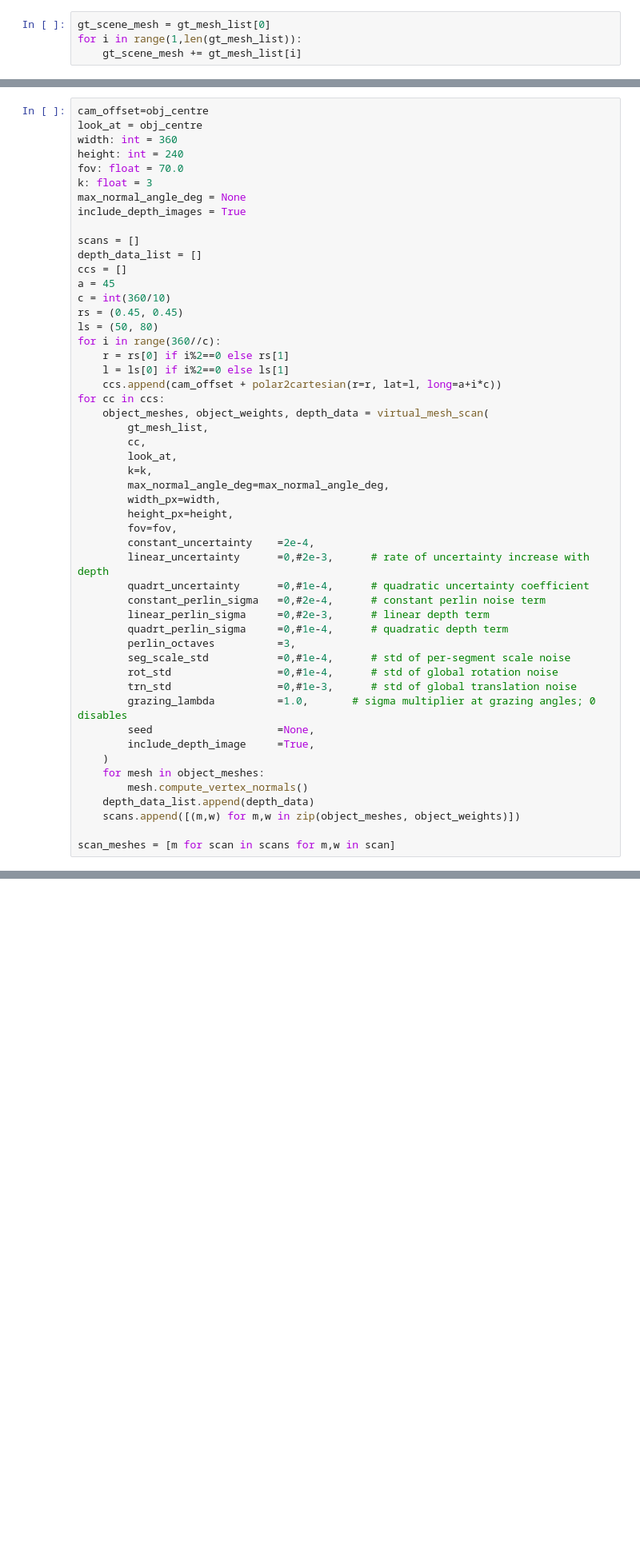
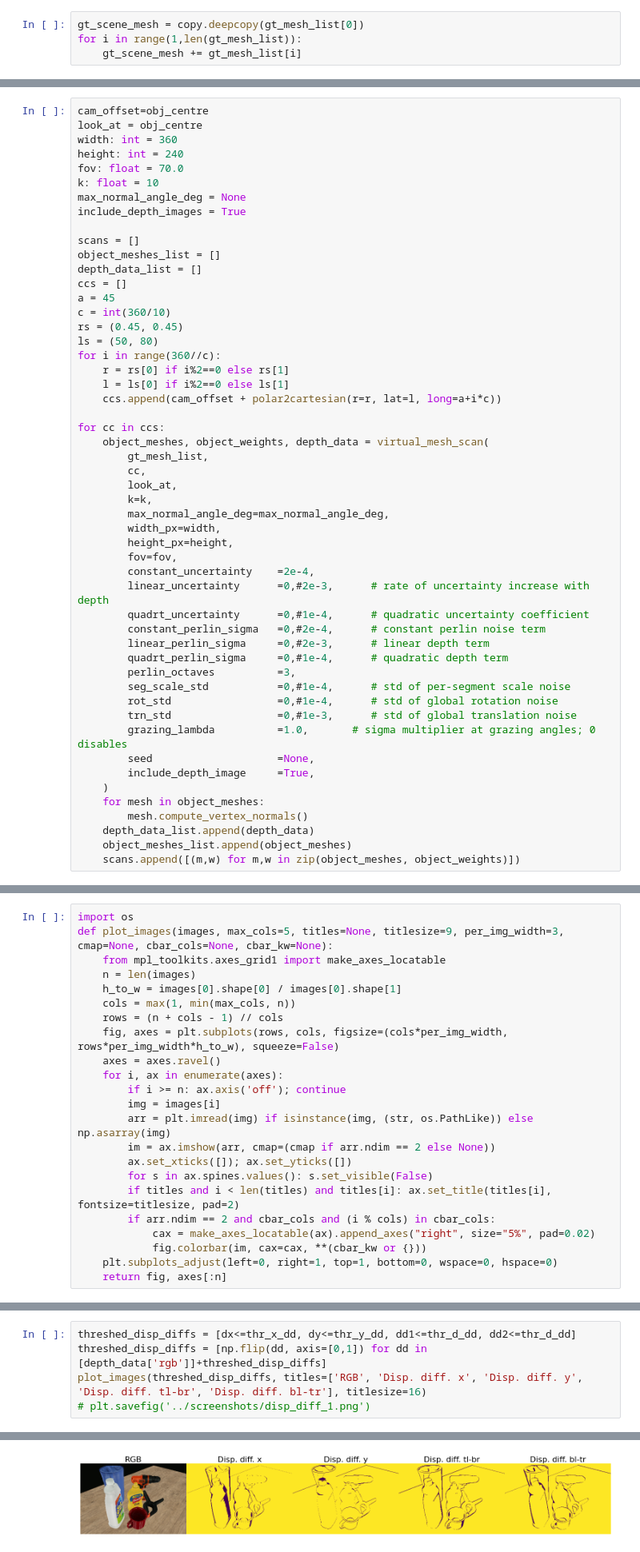
Before and after one commit to 10Electra/MSc-Project, a Jupyter notebook: notebooks/evaluation_scene.ipynb, the cells around one changed output, grey strips where cells are left out. Shown at 80% size. Cells and saved outputs as stored; diff of their text form; blank space fills up the shorter version.

Commit message:
Add figures, test discontinuity filter

```diff
--- a/notebooks/evaluation_scene.ipynb
+++ b/notebooks/evaluation_scene.ipynb
@@ -66,7 +63,7 @@ Getting the pitcher
 Getting the mug
 Getting the extra-large-clamp
 # %%
-gt_scene_mesh = gt_mesh_list[0]
+gt_scene_mesh = copy.deepcopy(gt_mesh_list[0])
 for i in range(1,len(gt_mesh_list)):
     gt_scene_mesh += gt_mesh_list[i]
 # %%
@@ -91,11 +88,12 @@ look_at = obj_centre
 width: int = 360
 height: int = 240
 fov: float = 70.0
-k: float = 3
+k: float = 10
 max_normal_angle_deg = None
 include_depth_images = True
 
 scans = []
+object_meshes_list = []
 depth_data_list = []
 ccs = []
 a = 45
@@ -106,6 +104,7 @@ for i in range(360//c):
     r = rs[0] if i%2==0 else rs[1]
     l = ls[0] if i%2==0 else ls[1]
     ccs.append(cam_offset + polar2cartesian(r=r, lat=l, long=a+i*c))
+
 for cc in ccs:
     object_meshes, object_weights, depth_data = virtual_mesh_scan(
         gt_mesh_list,
@@ -133,6 +132,5 @@ for cc in ccs:
     for mesh in object_meshes:
         mesh.compute_vertex_normals()
     depth_data_list.append(depth_data)
+    object_meshes_list.append(object_meshes)
     scans.append([(m,w) for m,w in zip(object_meshes, object_weights)])
-
-scan_meshes = [m for scan in scans for m,w in scan]
@@ -138,0 +159,23 @@ scan_meshes = [m for scan in scans for m,w in scan]
+# %%
+import os
+def plot_images(images, max_cols=5, titles=None, titlesize=9, per_img_width=3, cmap=None, cbar_cols=None, cbar_kw=None):
+    from mpl_toolkits.axes_grid1 import make_axes_locatable
+    n = len(images)
+    h_to_w = images[0].shape[0] / images[0].shape[1]
+    cols = max(1, min(max_cols, n))
+    rows = (n + cols - 1) // cols
+    fig, axes = plt.subplots(rows, cols, figsize=(cols*per_img_width, rows*per_img_width*h_to_w), squeeze=False)
+    axes = axes.ravel()
+    for i, ax in enumerate(axes):
+        if i >= n: ax.axis('off'); continue
+        img = images[i]
+        arr = plt.imread(img) if isinstance(img, (str, os.PathLike)) else np.asarray(img)
+        im = ax.imshow(arr, cmap=(cmap if arr.ndim == 2 else None))
+        ax.set_xticks([]); ax.set_yticks([])
+        for s in ax.spines.values(): s.set_visible(False)
+        if titles and i < len(titles) and titles[i]: ax.set_title(titles[i], fontsize=titlesize, pad=2)
+        if arr.ndim == 2 and cbar_cols and (i % cols) in cbar_cols:
+            cax = make_axes_locatable(ax).append_axes("right", size="5%", pad=0.02)
+            fig.colorbar(im, cax=cax, **(cbar_kw or {}))
+    plt.subplots_adjust(left=0, right=1, top=1, bottom=0, wspace=0, hspace=0)
+    return fig, axes[:n]
@@ -138,0 +239,6 @@ scan_meshes = [m for scan in scans for m,w in scan]
+# %%
+threshed_disp_diffs = [dx<=thr_x_dd, dy<=thr_y_dd, dd1<=thr_d_dd, dd2<=thr_d_dd]
+threshed_disp_diffs = [np.flip(dd, axis=[0,1]) for dd in [depth_data['rgb']]+threshed_disp_diffs]
+plot_images(threshed_disp_diffs, titles=['RGB', 'Disp. diff. x', 'Disp. diff. y', 'Disp. diff. tl-br', 'Disp. diff. bl-tr'], titlesize=16)
+# plt.savefig('../screenshots/disp_diff_1.png')
+# %% [output]
@@ -138,0 +251 @@ scan_meshes = [m for scan in scans for m,w in scan]
+[figure, added]
```
Also changed, not shown: parts of 6 cells of this notebook, 7 other files.
